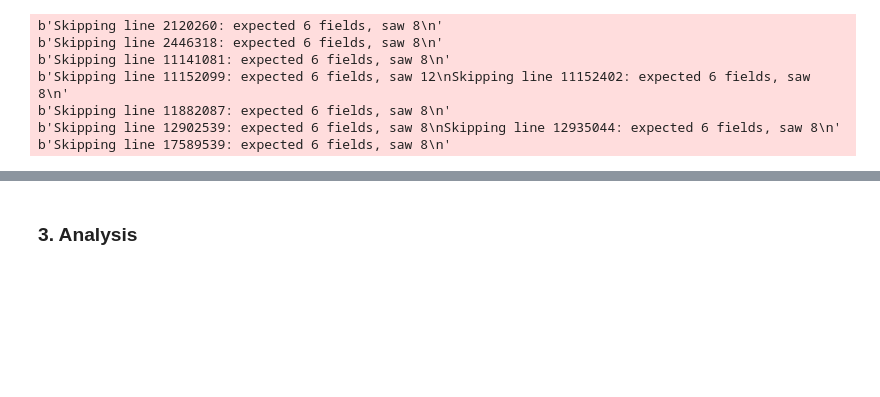
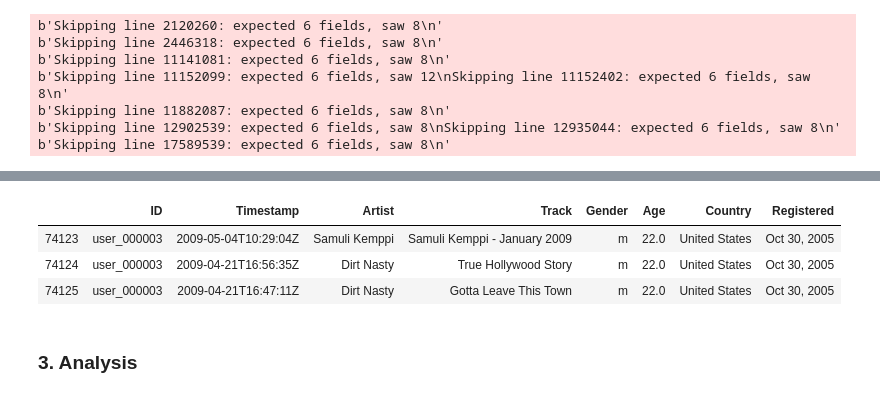
Before and after one commit to Caotick/mlbd-project, a Jupyter notebook: mlbd_project.ipynb, the cells around one changed output, grey strips where cells are left out. Drawn from its saved outputs; the diff is of its cells as text; code cells hidden in the pictures; blank space fills up the shorter version.

```diff
--- a/mlbd_project.ipynb
+++ b/mlbd_project.ipynb
@@ -81,3 +160,13 @@ timeline_data.head()
+# %%
+timeline_merged = timeline_data.merge(timeline_user, left_on = 'ID', right_on= 'ID')
+timeline_merged = timeline_merged.drop(columns = ['Artist_ID', 'Track_ID'])
+timeline_merged = timeline_merged.drop(timeline_merged[timeline_merged.isna().any(axis = 1)].index)
+timeline_merged.head(3)
+# %% [output]
+|  | ID | Timestamp | Artist | Track | Gender | Age | Country | Registered |
+| 74123 | user_000003 | 2009-05-04T10:29:04Z | Samuli Kemppi | Samuli Kemppi - January 2009 | m | 22.0 | United States | Oct 30, 2005 |
+| 74124 | user_000003 | 2009-04-21T16:56:35Z | Dirt Nasty | True Hollywood Story | m | 22.0 | United States | Oct 30, 2005 |
+| 74125 | user_000003 | 2009-04-21T16:47:11Z | Dirt Nasty | Gotta Leave This Town | m | 22.0 | United States | Oct 30, 2005 |
 # %% [markdown]
 ### 3. Analysis
 # %%
```
Also changed, not shown: parts of 16 cells of this notebook.
